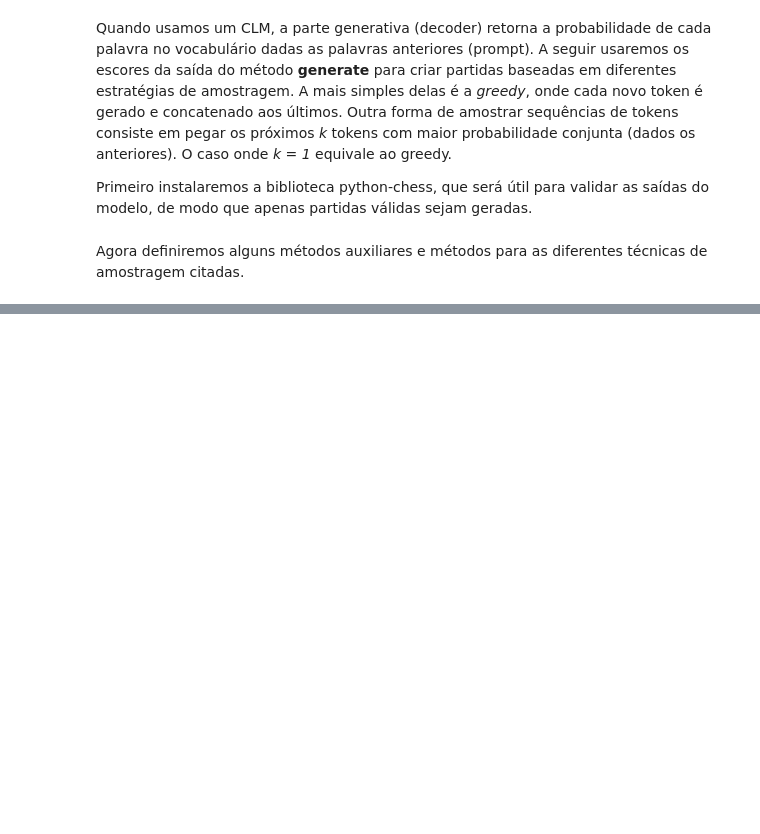
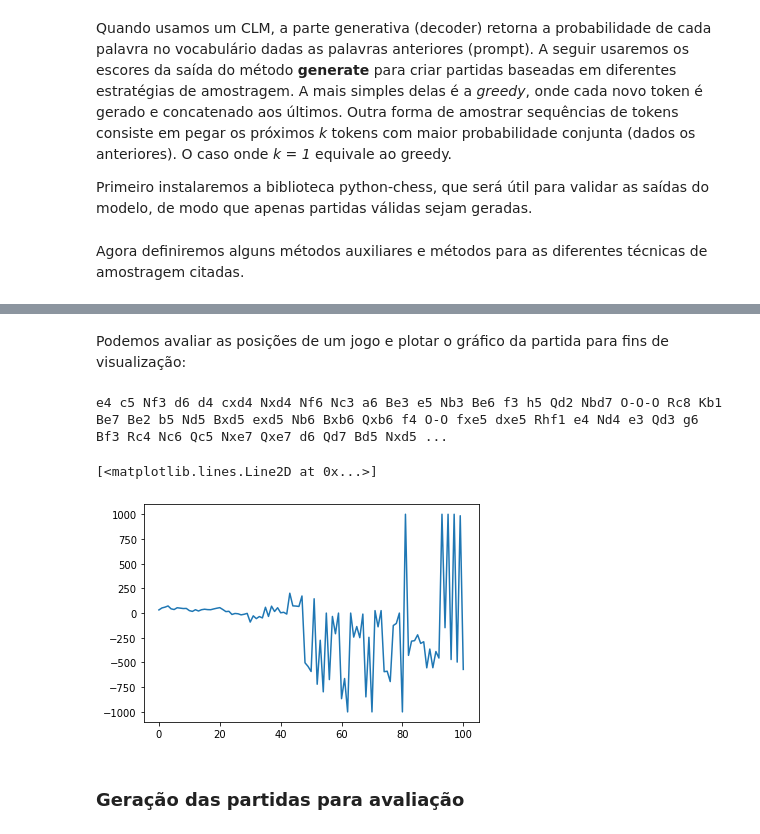
Before and after one commit to Ronnypetson/MagnusFormer, a Jupyter notebook: notebooks/PGN_Transformer.ipynb, the cells around one changed output, grey strips where cells are left out. Cells and saved outputs as stored; diff of their text form; code cells hidden in the pictures; blank space fills up the shorter version.

```diff
--- a/notebooks/PGN_Transformer.ipynb
+++ b/notebooks/PGN_Transformer.ipynb
@@ -2,0 +12,3 @@
+# %%
+stockfish_path = '/usr/games/stockfish'
+!apt install stockfish
@@ -670,10 +362,0 @@ board = game.board()
-# %%
-# svg2png(bytestring=chess.svg.board(board), write_to=f'boards/board_0.png')
-# with open('boards/board_0.svg', 'w') as f:
-#     f.write(chess.svg.board(board))
-for idx, move in enumerate(game.mainline_moves()):
-    board.push(move)
-    # board_svg = chess.svg.board(board)
-    # svg2png(bytestring=board_svg, write_to=f'boards/board_{idx + 1}.png')
-    # with open(f'boards/board_{idx + 1}.svg', 'w') as f:
-    #   f.write(board_svg)
@@ -709,0 +524,40 @@ If you want to take a look at models in different languages, check https://huggi
+# %%
+def process_score(info):
+  score_limit = 1000
+  score = info['score'].white().score()
+  if info['score'].white().mate() is not None:
+    if info['score'].white().mate() < 0:
+      score = -score_limit
+    else:
+      score = score_limit
+  score = max(min(score, score_limit), -score_limit)
+  return score
+
+def eval_game(game):
+  engine = chess.engine.SimpleEngine.popen_uci(stockfish_path)
+  board = chess.Board()
+  timeout = 0.1
+  scores = []
+  for move in game.split(' '):
+    if (len(move) < 2
+        or (move in game_end)
+        or not is_legal(board, move)
+      ):
+      continue
+    board.push_san(move)
+    info = engine.analyse(board, chess.engine.Limit(time=timeout))
+    scores.append(process_score(info))
+  return scores
+# %% [markdown]
+Podemos avaliar as posições de um jogo e plotar o gráfico da partida para fins de visualização:
+# %%
+scores = eval_game(generate_game())
+# %% [output]
+e4 c5 Nf3 d6 d4 cxd4 Nxd4 Nf6 Nc3 a6 Be3 e5 Nb3 Be6 f3 h5 Qd2 Nbd7 O-O-O Rc8 Kb1 Be7 Be2 b5 Nd5 Bxd5 exd5 Nb6 Bxb6 Qxb6 f4 O-O fxe5 dxe5 Rhf1 e4 Nd4 e3 Qd3 g6 Bf3 Rc4 Nc6 Qc5 Nxe7 Qxe7 d6 Qd7 Bd5 Nxd5 ...
+# %%
+plt.plot(scores)
+# %% [output]
+[<matplotlib.lines.Line2D at 0x...>]
+[figure, added]
+# %% [markdown]
+### Geração das partidas para avaliação
```
Also changed, not shown: parts of 72 cells of this notebook.
